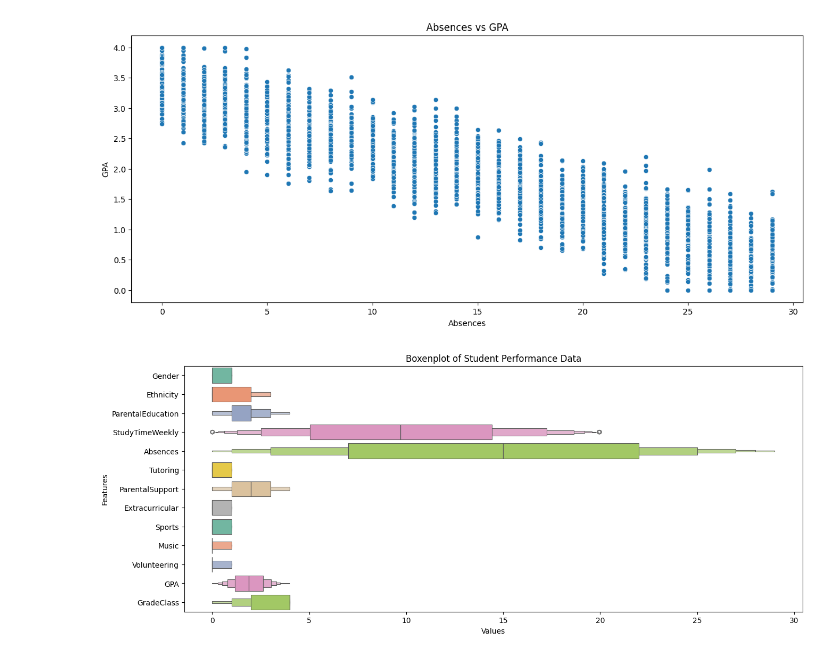
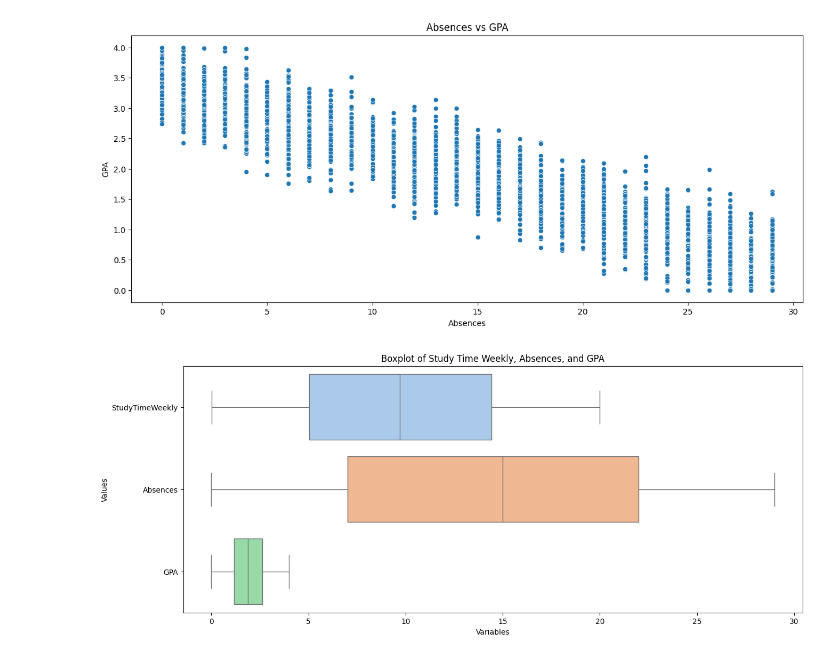
Before and after one commit to Thian0509/MLG382-Guided-Project, a Jupyter notebook: Jupyter_Notebooks/BrightPath_Academy.ipynb, the cells around one changed output. Cells and saved outputs as stored; diff of their text form; code cells hidden in the pictures.

Commit message:
Data Analysis

```diff
--- a/Jupyter_Notebooks/BrightPath_Academy.ipynb
+++ b/Jupyter_Notebooks/BrightPath_Academy.ipynb
@@ -6,5 +6,8 @@ import seaborn as sns
 
 df = pd.read_csv('Student_performance_data.csv')
 
+#Dropping the ID column as it is not needed for analysis
+df.drop(columns=['StudentID'], inplace=True)
+
 display(df.head())
 # %% [output]
@@ -38,3 +60,6 @@ None
+# %%
+#This code will drop any rows with missing values in the dataset
+df.dropna(inplace=True)
 # %%
 display(df.describe().T)
 # %% [output]
@@ -146,12 +182,13 @@ plt.show()
 [figure]
 # %%
 plt.figure(figsize=(15, 6))
-BoxPlotData = df.drop(columns=['StudentID', 'Age'])
-boxplot_student = sns.boxenplot(data=BoxPlotData, orient='h', palette='Set2')
-boxplot_student.set_title('Boxenplot of Student Performance Data')
-boxplot_student.set_xlabel('Values')
-boxplot_student.set_ylabel('Features')
+
+boxplot_data = df[['StudyTimeWeekly', 'Absences', 'GPA']]
+boxplot = sns.boxplot(data=boxplot_data, palette='pastel', orient='h')
+boxplot.set_title('Boxplot of Study Time Weekly, Absences, and GPA')
+boxplot.set_xlabel('Variables')
+boxplot.set_ylabel('Values')
 
 plt.show()
 # %% [output]
-[figure, old version]
+[figure, new version]
```
Also changed, not shown: parts of 7 cells of this notebook.
